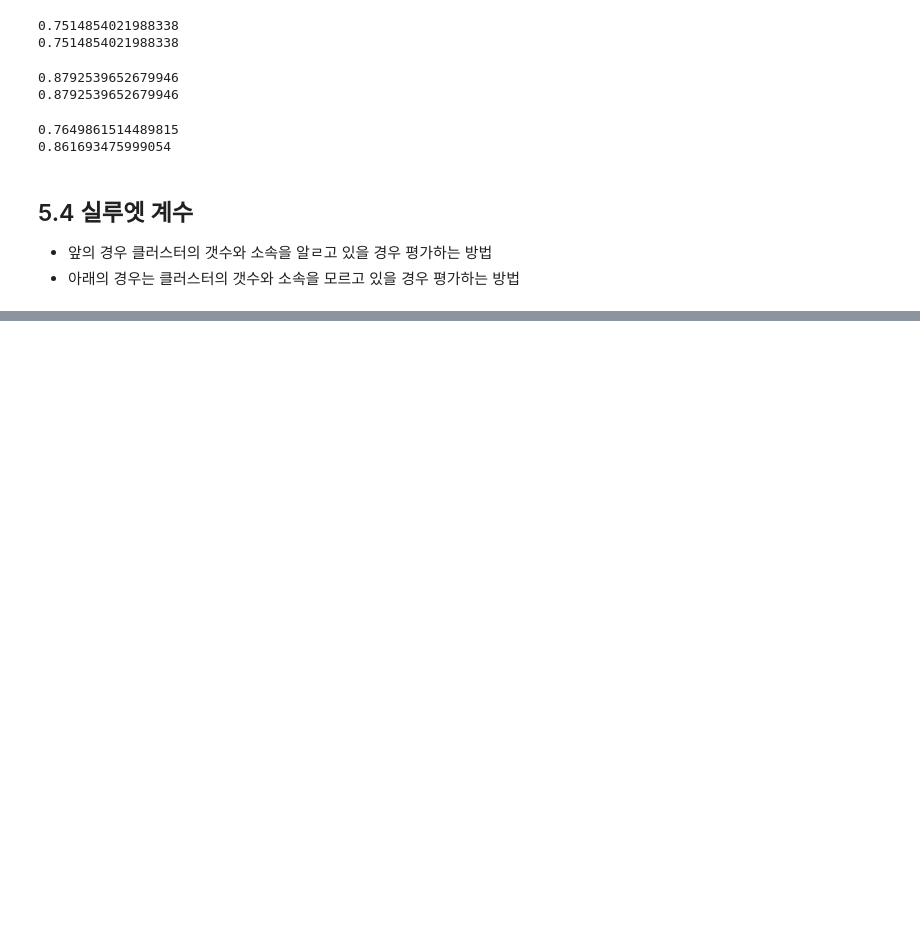
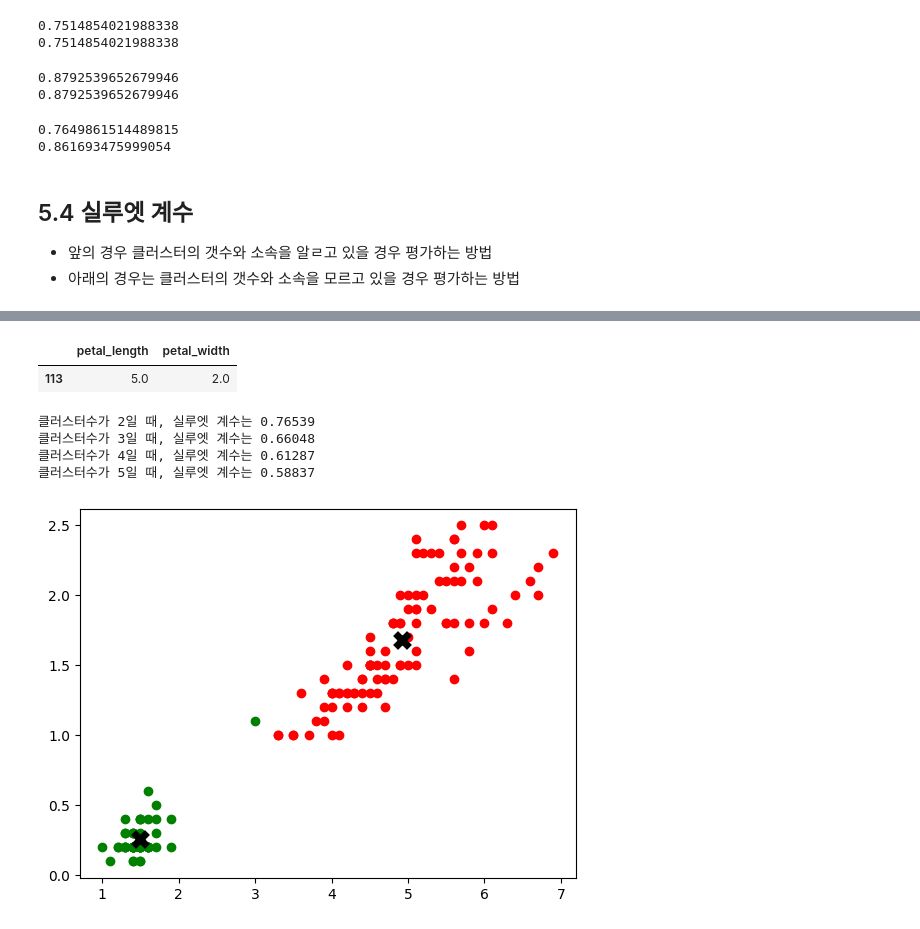
Before and after one commit to hayza1017/ai, a Jupyter notebook: Source/08_MachineLearning/ch2_군집분석.ipynb, the cells around one changed output, grey strips where cells are left out. Drawn from its saved outputs; the diff is of its cells as text; code cells hidden in the pictures; blank space fills up the shorter version.

```diff
--- a/Source/08_MachineLearning/ch2_군집분석.ipynb
+++ b/Source/08_MachineLearning/ch2_군집분석.ipynb
@@ -688,0 +738,36 @@ array([[ 2.02861788,  0.91606551,  0.        ],
+# %%
+from seaborn import load_dataset
+iris = load_dataset('iris')
+data = iris[['petal_length', 'petal_width']]
+data = iris.iloc[:, 2:4] # to_numpy
+data.sample()
+# %% [output]
+|  | petal_length | petal_width |
+| 113 | 5.0 | 2.0 |
+# %%
+range_n_clusters = [2,3,4,5]
+scores = []
+for n_clusters in range_n_clusters:
+    model = KMeans(n_clusters=n_clusters, n_init=10)
+    cluster_labels = model.fit_predict(data)
+    score = silhouette_score(data,  # 학습 데이터
+                            cluster_labels) # 결과 클러스터 레이블
+    scores.append(score)
+    print(f'클러스터수가 {n_clusters}일 때, 실루엣 계수는 {score:.5f}')
+# %% [output]
+클러스터수가 2일 때, 실루엣 계수는 0.76539
+클러스터수가 3일 때, 실루엣 계수는 0.66048
+클러스터수가 4일 때, 실루엣 계수는 0.61287
+클러스터수가 5일 때, 실루엣 계수는 0.58837
+# %%
+model = KMeans(n_clusters=2, n_init=10)
+labels = model.fit_predict(data)
+centers = model.cluster_centers_ # 중심점
+colors = ['r','g','b','c','m']
+for i, c in enumerate(centers):
+    plt.scatter(data.iloc[labels==i, 0],
+                data.iloc[labels==i, 1], c=colors[i])
+plt.scatter(centers[:,0], centers[:,1], c='k', marker='x', s=100, lw=5)
+plt.show()
+# %% [output]
+[figure, added]
```
Also changed, not shown: parts of 11 cells of this notebook, 3 other files.
